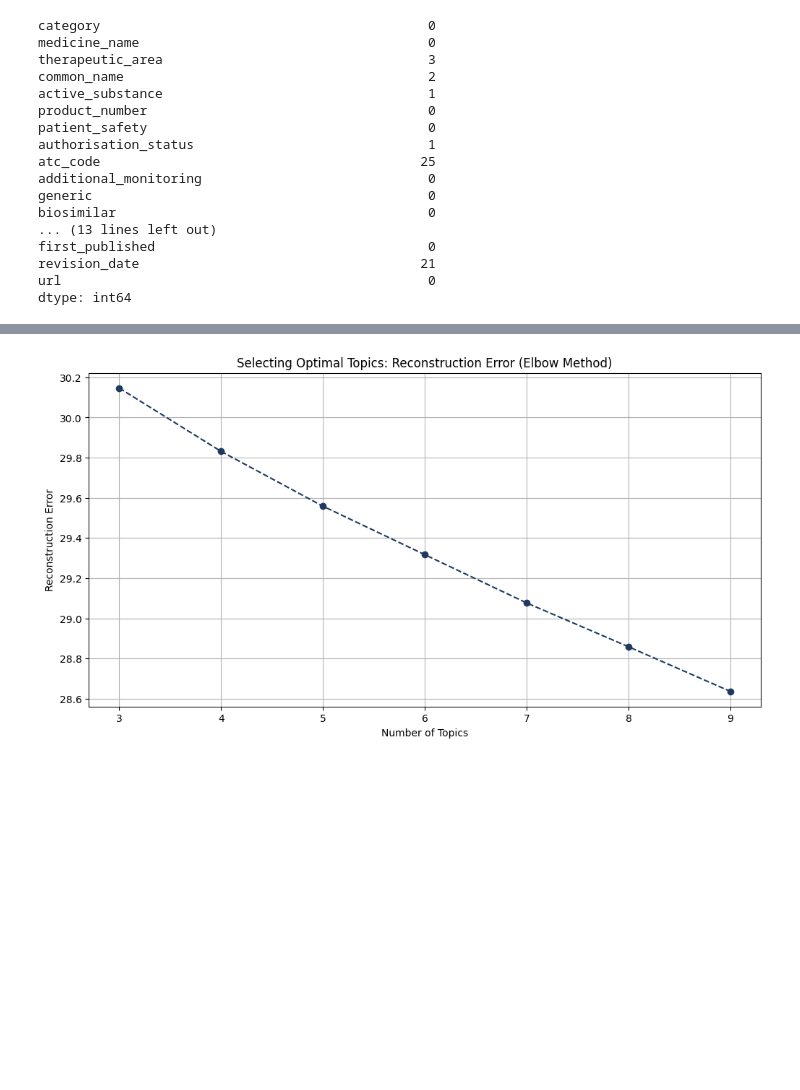
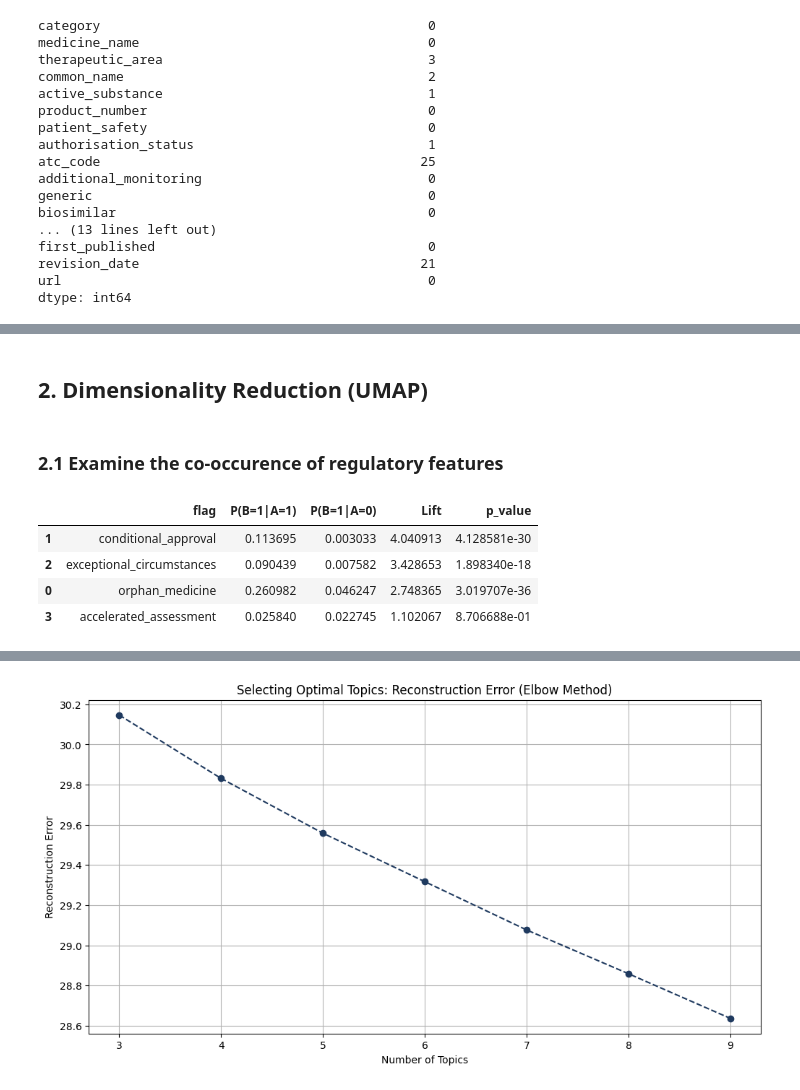
Before and after one commit to whkung0903/ba820-project, a Jupyter notebook: project_m3.ipynb, the cells around one changed output, grey strips where cells are left out. Drawn from its saved outputs; the diff is of its cells as text; code cells hidden in the pictures; blank space fills up the shorter version.

Commit message:
update Dimensionality Reduction part

```diff
--- a/project_m3.ipynb
+++ b/project_m3.ipynb
@@ -99,0 +114,62 @@ data_human_clean = data_human[data_human['condition_indication'] != ''].dropna(s
+# %% [markdown]
+## **2. Dimensionality Reduction (UMAP)**
+# %% [markdown]
+### 2.1 Examine the co-occurence of regulatory features
+# %%
+# t-test: addditional monitoring co-occur with other 4 flags
+import numpy as np
+from scipy.stats import chi2_contingency, fisher_exact
+
+flags = [
+    'additional_monitoring',
+    'orphan_medicine',
+    'conditional_approval',
+    'exceptional_circumstances',
+    'accelerated_assessment'
+]
+
+df = data_human[flags].copy()
+df = df.replace({True:1, False:0})
+df = df.apply(pd.to_numeric, errors='coerce').dropna()
+
+A = 'additional_monitoring'
+targets = [c for c in flags if c != A]
+
+rows = []
+for B in targets:
+    p_b_given_a1 = df.loc[df[A]==1, B].mean()
+    p_b_given_a0 = df.loc[df[A]==0, B].mean()
+    p_b = df[B].mean()
+    lift = (p_b_given_a1 / p_b) if p_b > 0 else np.nan
+
+    # 2x2 table
+    tab = pd.crosstab(df[A], df[B])
+    # if any expected < 5 -> Fisher is safer
+    chi2, p_chi, _, expected = chi2_contingency(tab)
+    use_fisher = (expected < 5).any()
+    if use_fisher:
+        # fisher expects [[a,b],[c,d]] with both rows/cols present
+        tab2 = tab.reindex(index=[0,1], columns=[0,1], fill_value=0)
+        _, p_fisher = fisher_exact(tab2.values)
+        p_val = p_fisher
+        test = "Fisher"
+    else:
+        p_val = p_chi
+        test = "Chi-square"
+
+    rows.append({
+        "flag": B,
+        "P(B=1|A=1)": p_b_given_a1,
+        "P(B=1|A=0)": p_b_given_a0,
+        "Lift": lift,
+        "p_value": p_val
+    })
+
+result = pd.DataFrame(rows).sort_values("Lift", ascending=False)
+result
+# %% [output]
+|  | flag | P(B=1|A=1) | P(B=1|A=0) | Lift | p_value |
+| 1 | conditional_approval | 0.113695 | 0.003033 | 4.040913 | 4.128581e-30 |
+| 2 | exceptional_circumstances | 0.090439 | 0.007582 | 3.428653 | 1.898340e-18 |
+| 0 | orphan_medicine | 0.260982 | 0.046247 | 2.748365 | 3.019707e-36 |
+| 3 | accelerated_assessment | 0.025840 | 0.022745 | 1.102067 | 8.706688e-01 |
```
Also changed, not shown: parts of 14 cells of this notebook.
